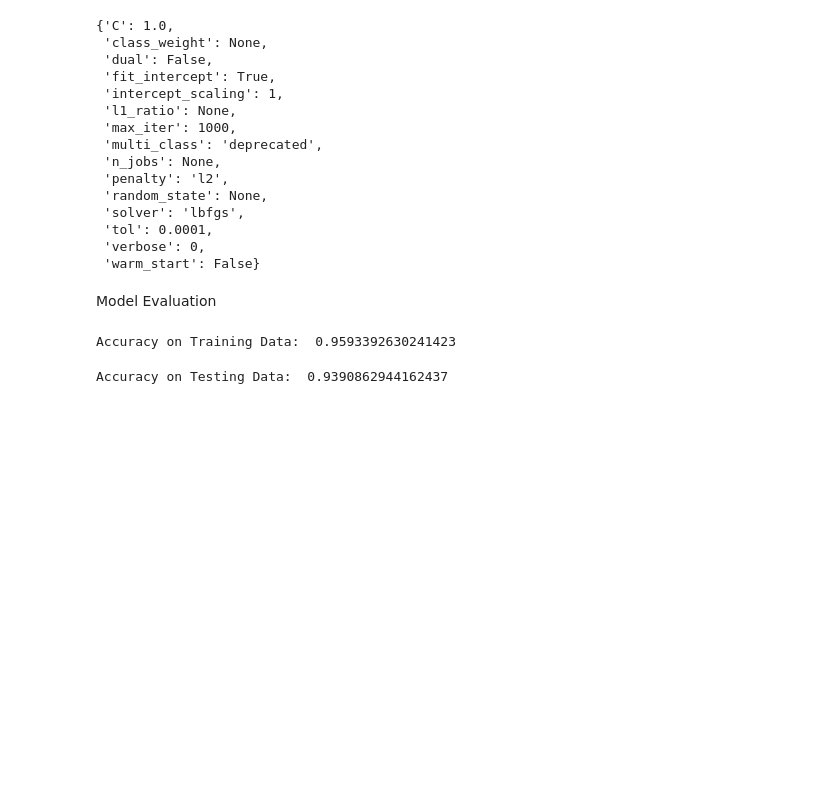
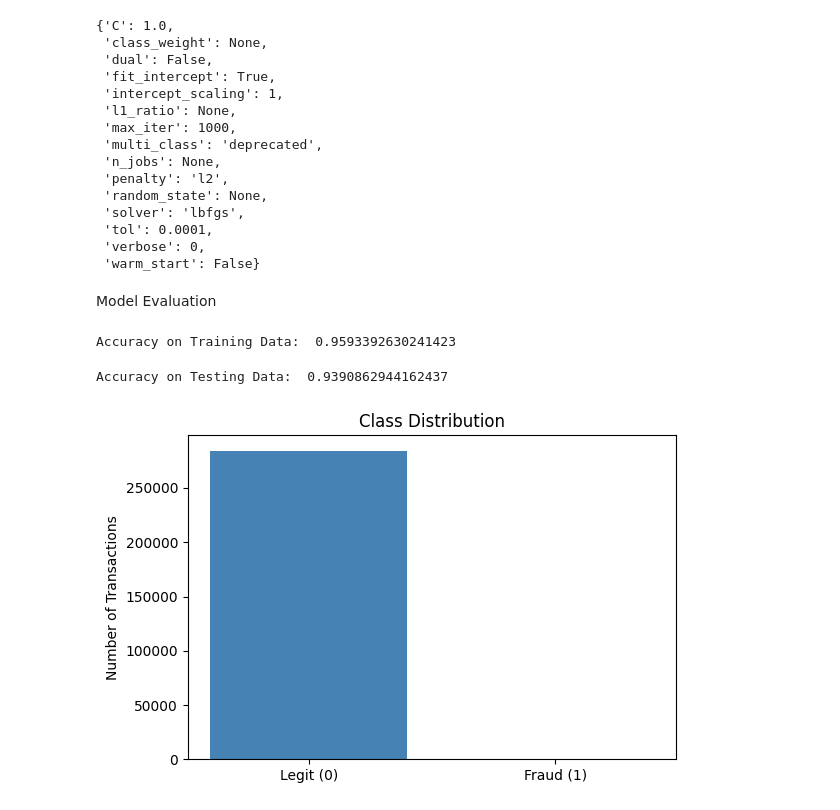
Before and after one commit to jeyeshkarthik/credit-card-fraud-detection, a Jupyter notebook: credit_card_fraud_Detection.ipynb, the cells around one changed output. Drawn from its saved outputs; the diff is of its cells as text; code cells hidden in the pictures; blank space fills up the shorter version.

```diff
--- a/credit_card_fraud_Detection.ipynb
+++ b/credit_card_fraud_Detection.ipynb
@@ -284,0 +288,13 @@ Accuracy on Testing Data:  0.9390862944162437
+# %%
+import matplotlib.pyplot as plt
+
+class_counts = credit_card_data['Class'].value_counts()
+plt.figure(figsize=(6, 4))
+plt.bar(['Legit (0)', 'Fraud (1)'], class_counts, color=['steelblue', 'crimson'])
+plt.title('Class Distribution')
+plt.ylabel('Number of Transactions')
+plt.tight_layout()
+plt.savefig('images/class_distribution.png', dpi=150)
+plt.show()
+# %% [output]
+[figure, added]
```
Also changed, not shown: parts of 5 cells of this notebook.
